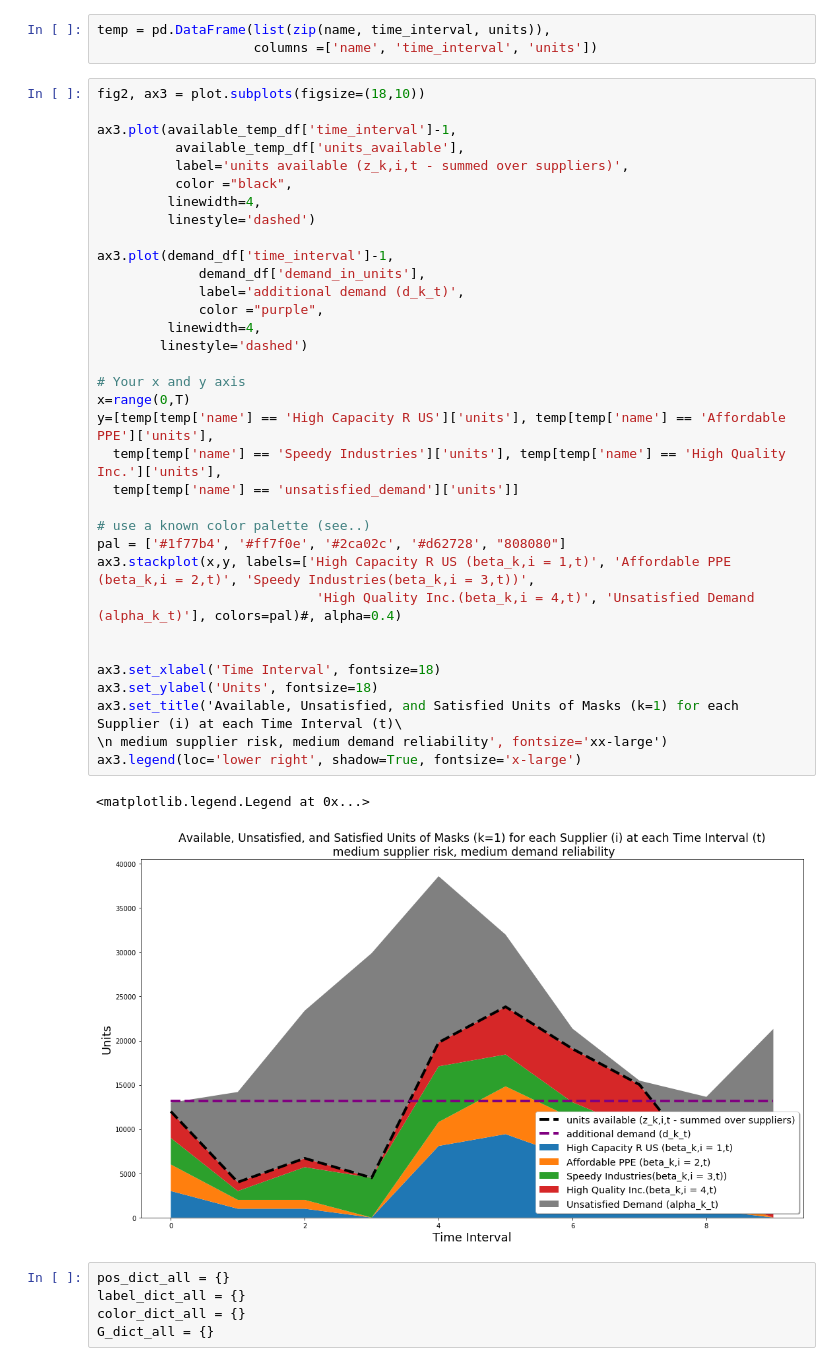
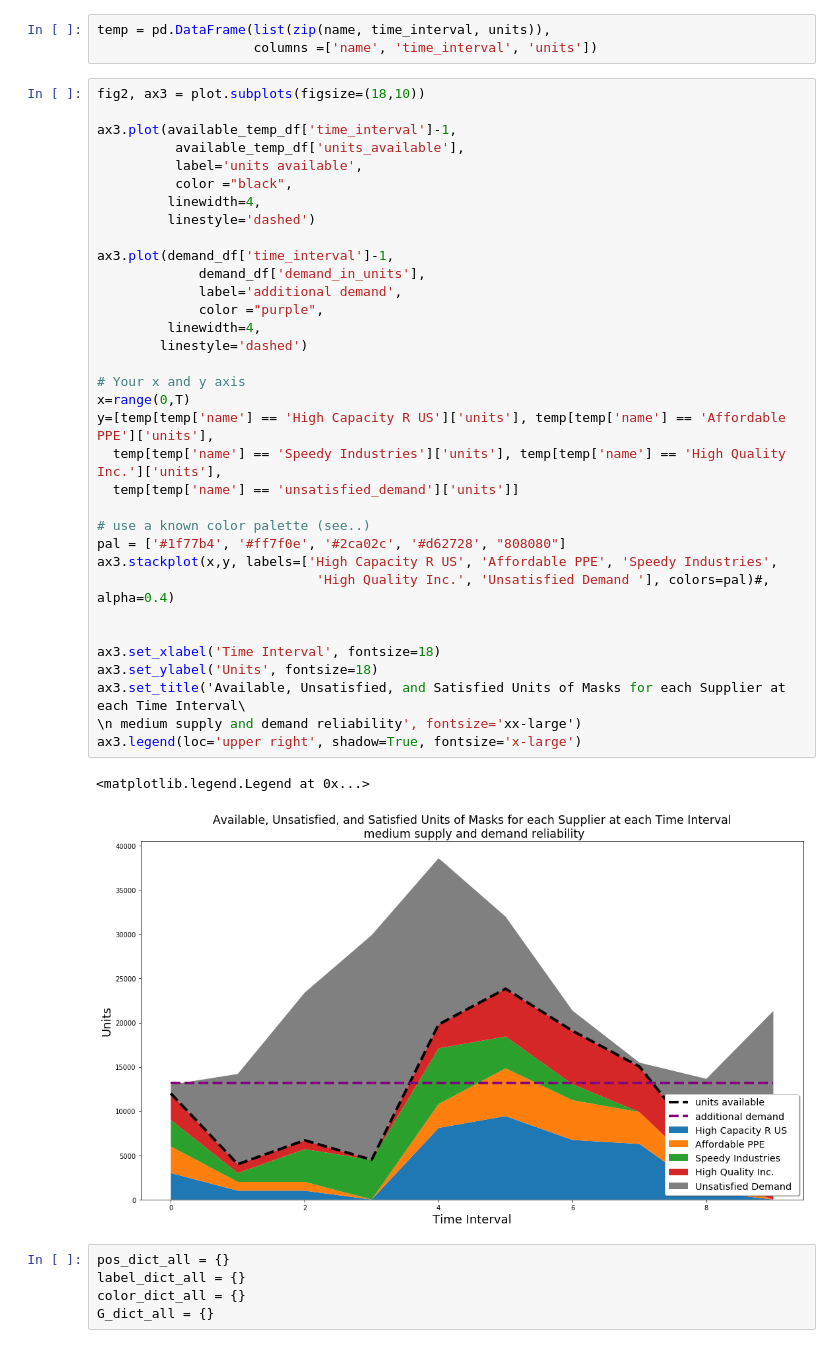
Before and after one commit to cgreene3/epi_supplychain_optimization, a Jupyter notebook: inventory_management/model/not_modules/epi_inventory_optimization.ipynb, the cells around one changed output. Cells and saved outputs as stored; diff of their text form.

```diff
--- a/inventory_management/model/not_modules/epi_inventory_optimization.ipynb
+++ b/inventory_management/model/not_modules/epi_inventory_optimization.ipynb
@@ -486,40 +509,40 @@ temp = pd.DataFrame(list(zip(name, time_interval, units)),
 # %%
 fig2, ax3 = plot.subplots(figsize=(18,10))
 
 ax3.plot(available_temp_df['time_interval']-1,
           available_temp_df['units_available'],
-          label='units available (z_k,i,t - summed over suppliers)',
+          label='units available',
           color ="black",
          linewidth=4,
          linestyle='dashed')
 
 ax3.plot(demand_df['time_interval']-1,
              demand_df['demand_in_units'],
-             label='additional demand (d_k_t)',
+             label='additional demand',
              color ="purple",
          linewidth=4,
         linestyle='dashed')
 
 # Your x and y axis
 x=range(0,T)
 y=[temp[temp['name'] == 'High Capacity R US']['units'], temp[temp['name'] == 'Affordable PPE']['units'],
   temp[temp['name'] == 'Speedy Industries']['units'], temp[temp['name'] == 'High Quality Inc.']['units'],
   temp[temp['name'] == 'unsatisfied_demand']['units']]
 
 # use a known color palette (see..)
 pal = ['#1f77b4', '#ff7f0e', '#2ca02c', '#d62728', "808080"]
-ax3.stackplot(x,y, labels=['High Capacity R US (beta_k,i = 1,t)', 'Affordable PPE (beta_k,i = 2,t)', 'Speedy Industries(beta_k,i = 3,t))',
-                            'High Quality Inc.(beta_k,i = 4,t)', 'Unsatisfied Demand (alpha_k_t)'], colors=pal)#, alpha=0.4)
+ax3.stackplot(x,y, labels=['High Capacity R US', 'Affordable PPE', 'Speedy Industries',
+                            'High Quality Inc.', 'Unsatisfied Demand '], colors=pal)#, alpha=0.4)
 
 
 ax3.set_xlabel('Time Interval', fontsize=18)
 ax3.set_ylabel('Units', fontsize=18)
-ax3.set_title('Available, Unsatisfied, and Satisfied Units of Masks (k=1) for each Supplier (i) at each Time Interval (t)\
-\n medium supplier risk, medium demand reliability', fontsize='xx-large')
-ax3.legend(loc='lower right', shadow=True, fontsize='x-large')
+ax3.set_title('Available, Unsatisfied, and Satisfied Units of Masks for each Supplier at each Time Interval\
+\n medium supply and demand reliability', fontsize='xx-large')
+ax3.legend(loc='upper right', shadow=True, fontsize='x-large')
 # %% [output]
 <matplotlib.legend.Legend at 0x...>
-[figure, old version]
+[figure, new version]
 # %%
 pos_dict_all = {}
 label_dict_all = {}
```
Also changed, not shown: parts of 5 cells of this notebook, 46 other files.
